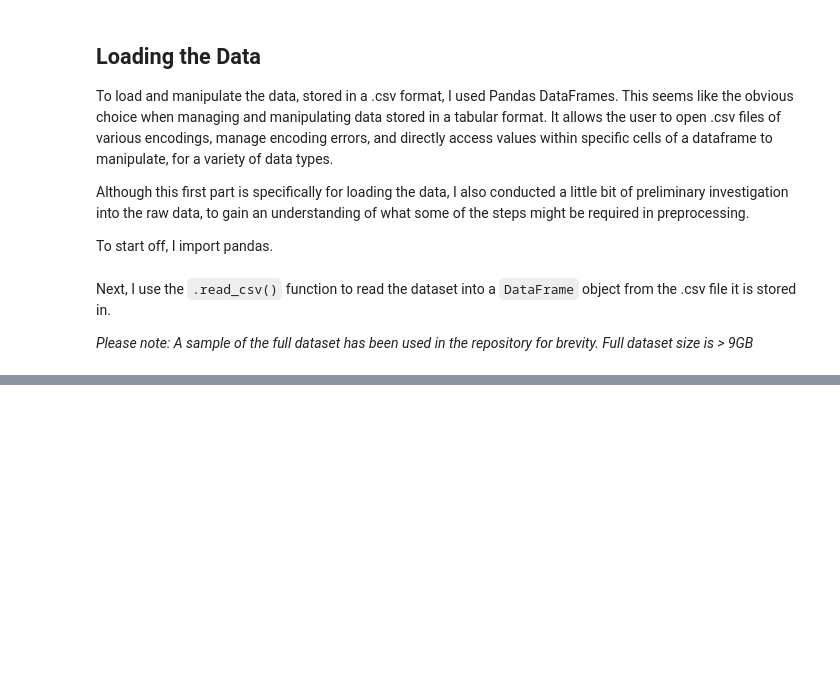
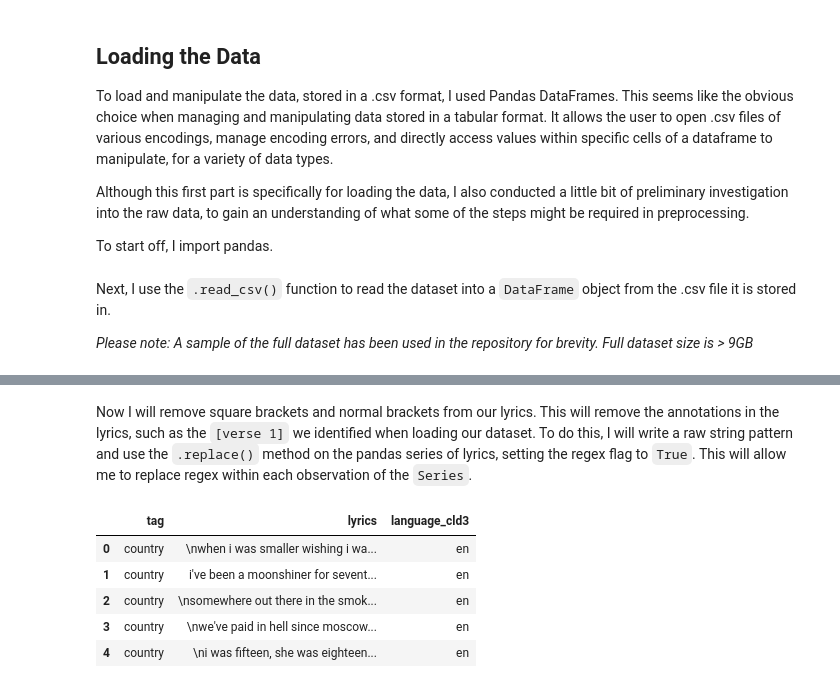
Before and after one commit to charliemarshall1996/lom, a Jupyter notebook: notebooks/preprocessing.ipynb, the cells around one changed output, grey strips where cells are left out. Cells and saved outputs as stored; diff of their text form; code cells hidden in the pictures; blank space fills up the shorter version.

```diff
--- a/notebooks/preprocessing.ipynb
+++ b/notebooks/preprocessing.ipynb
@@ -26,0 +133,19 @@ df = pd.read_csv("./data/raw/song_lyrics_sampled.csv")
+# %% [markdown]
+Now I will remove square brackets and normal brackets from our lyrics. This will remove the annotations in the lyrics, such as the `[verse 1]` we identified when loading our dataset. To do this, I will write a raw string pattern and use the `.replace()` method on the pandas series of lyrics, setting the regex flag to `True`. This will allow me to replace regex within each observation of the `Series`.
+# %%
+
+# Define pattern for square brackets
+pattern = r"\[([^\[\]]*+(?:\[[^\[\]]*+])*+)\]"
+
+# Replace matches in the pattern
+df.lyrics = df.lyrics.str.replace(pattern, "", regex=True)
+
+# View lyrics
+df.head()
+# %% [output]
+|  | tag | lyrics | language_cld3 |
+| 0 | country | \nwhen i was smaller wishing i wa... | en |
+| 1 | country | i've been a moonshiner for sevent... | en |
+| 2 | country | \nsomewhere out there in the smok... | en |
+| 3 | country | \nwe've paid in hell since moscow... | en |
+| 4 | country | \ni was fifteen, she was eighteen... | en |
```
Also changed, not shown: parts of 37 cells of this notebook, 8 other files.
